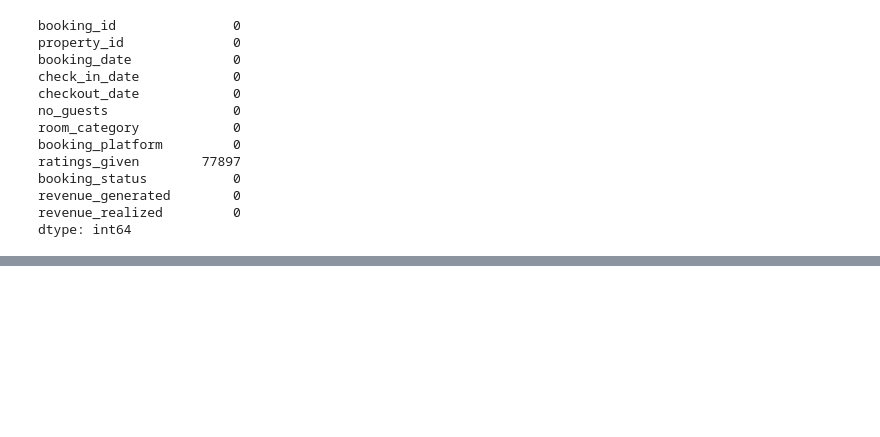
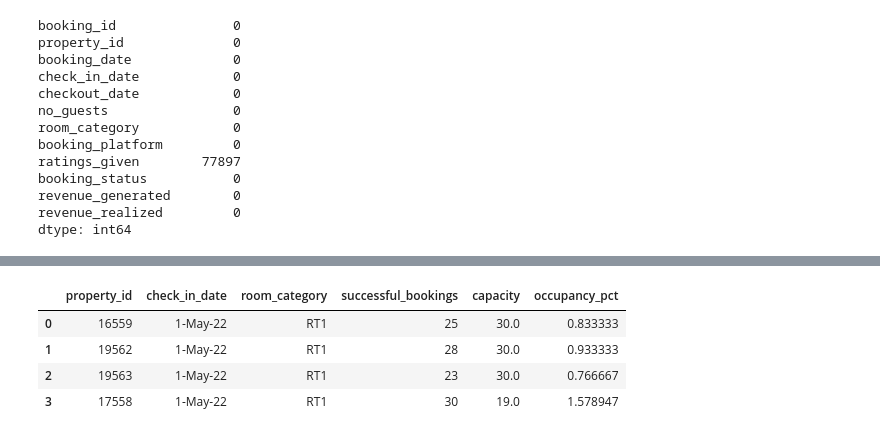
Before and after one commit to dev-p-analytics/hospitality-eda, a Jupyter notebook: hotel.ipynb, the cells around one changed output, grey strips where cells are left out. Cells and saved outputs as stored; diff of their text form; code cells hidden in the pictures; blank space fills up the shorter version.

```diff
--- a/hotel.ipynb
+++ b/hotel.ipynb
@@ -229,0 +241,9 @@ dtype: int64
+# %%
+df_agg_bookings['occupancy_pct'] = df_agg_bookings['successful_bookings']/df_agg_bookings['capacity']
+df_agg_bookings.head(4)
+# %% [output]
+|  | property_id | check_in_date | room_category | successful_bookings | capacity | occupancy_pct |
+| 0 | 16559 | 1-May-22 | RT1 | 25 | 30.0 | 0.833333 |
+| 1 | 19562 | 1-May-22 | RT1 | 28 | 30.0 | 0.933333 |
+| 2 | 19563 | 1-May-22 | RT1 | 23 | 30.0 | 0.766667 |
+| 3 | 17558 | 1-May-22 | RT1 | 30 | 19.0 | 1.578947 |
```
Also changed, not shown: parts of 4 cells of this notebook.
